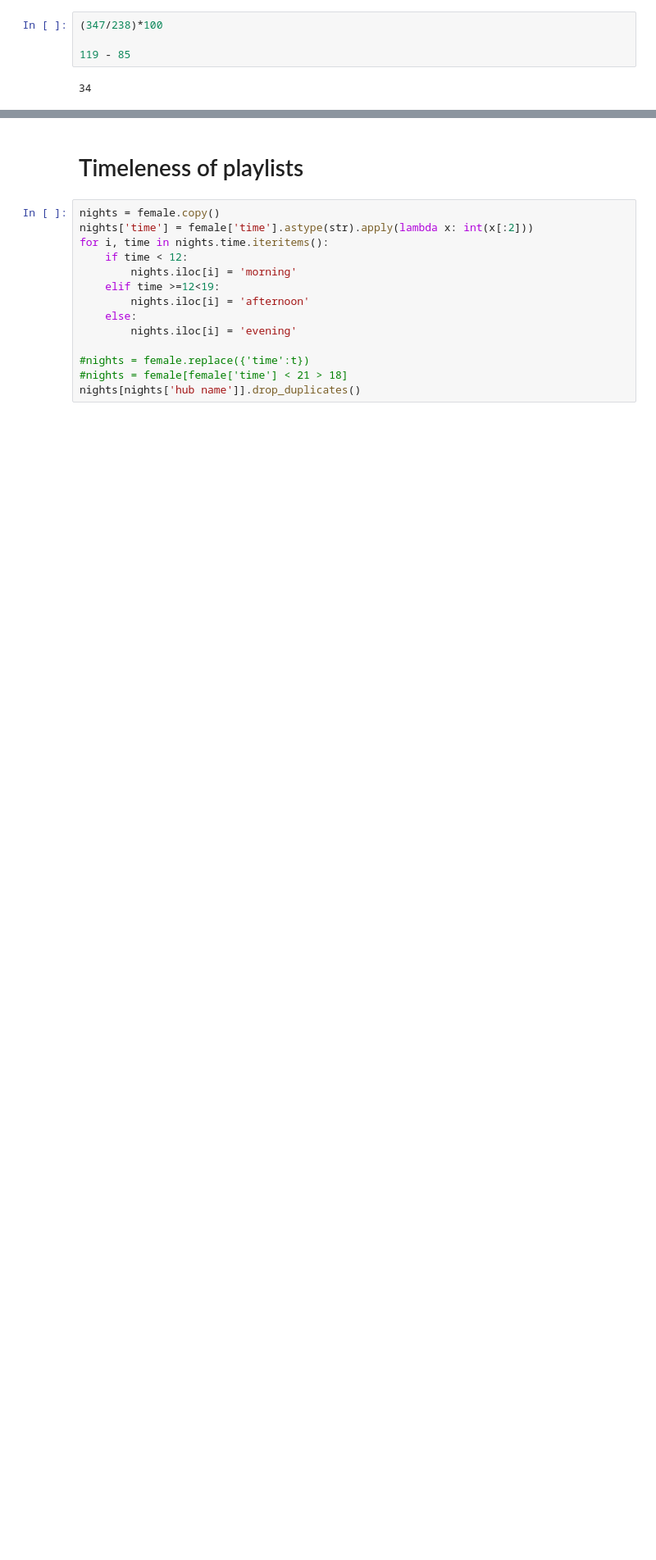
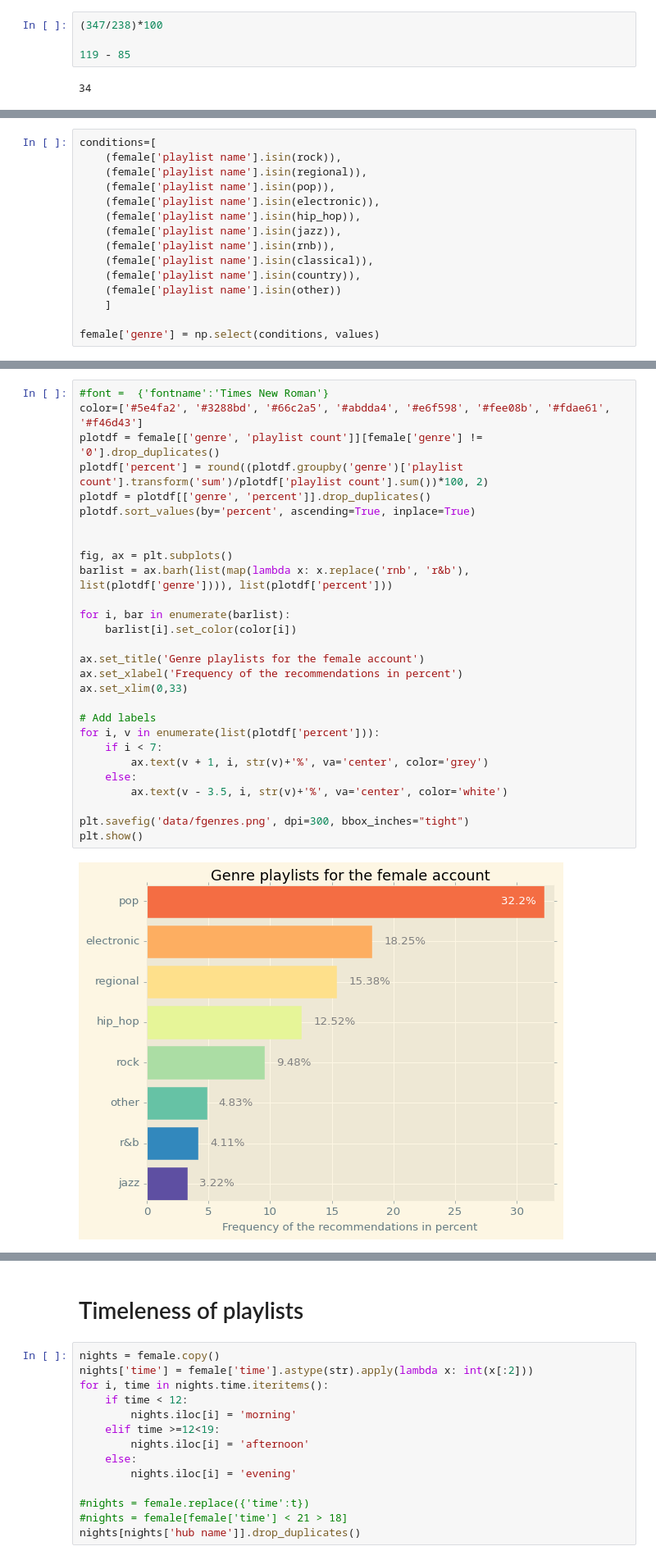
Before and after one commit to Yvysanna/Thesis, a Jupyter notebook: spotify1.ipynb, the cells around one changed output, grey strips where cells are left out. Shown: that part at 82% size. Cells and saved outputs as stored; diff of their text form; blank space fills up the shorter version.

Commit message:
genre playlist analysis

```diff
--- a/spotify1.ipynb
+++ b/spotify1.ipynb
@@ -735,0 +741,15 @@ NameError: name 'plot' is not defined
+# %%
+conditions=[
+    (female['playlist name'].isin(rock)),
+    (female['playlist name'].isin(regional)),
+    (female['playlist name'].isin(pop)),
+    (female['playlist name'].isin(electronic)),
+    (female['playlist name'].isin(hip_hop)),
+    (female['playlist name'].isin(jazz)),
+    (female['playlist name'].isin(rnb)),
+    (female['playlist name'].isin(classical)),
+    (female['playlist name'].isin(country)),
+    (female['playlist name'].isin(other))
+    ]
+
+female['genre'] = np.select(conditions, values)
@@ -735,0 +771,30 @@ NameError: name 'plot' is not defined
+# %%
+#font =  {'fontname':'Times New Roman'}
+color=['#5e4fa2', '#3288bd', '#66c2a5', '#abdda4', '#e6f598', '#fee08b', '#fdae61', '#f46d43']
+plotdf = female[['genre', 'playlist count']][female['genre'] != '0'].drop_duplicates()
+plotdf['percent'] = round((plotdf.groupby('genre')['playlist count'].transform('sum')/plotdf['playlist count'].sum())*100, 2)
+plotdf = plotdf[['genre', 'percent']].drop_duplicates()
+plotdf.sort_values(by='percent', ascending=True, inplace=True)
+
+
+fig, ax = plt.subplots()
+barlist = ax.barh(list(map(lambda x: x.replace('rnb', 'r&b'), list(plotdf['genre']))), list(plotdf['percent']))
+
+for i, bar in enumerate(barlist):
+    barlist[i].set_color(color[i])
+
+ax.set_title('Genre playlists for the female account')
+ax.set_xlabel('Frequency of the recommendations in percent')
+ax.set_xlim(0,33)
+
+# Add labels
+for i, v in enumerate(list(plotdf['percent'])):
+    if i < 7:
+        ax.text(v + 1, i, str(v)+'%', va='center', color='grey')
+    else:
+        ax.text(v - 3.5, i, str(v)+'%', va='center', color='white')
+
+plt.savefig('data/fgenres.png', dpi=300, bbox_inches="tight")
+plt.show()
+# %% [output]
+[figure, added]
```
Also changed, not shown: parts of 43 cells of this notebook, 7 other files.
